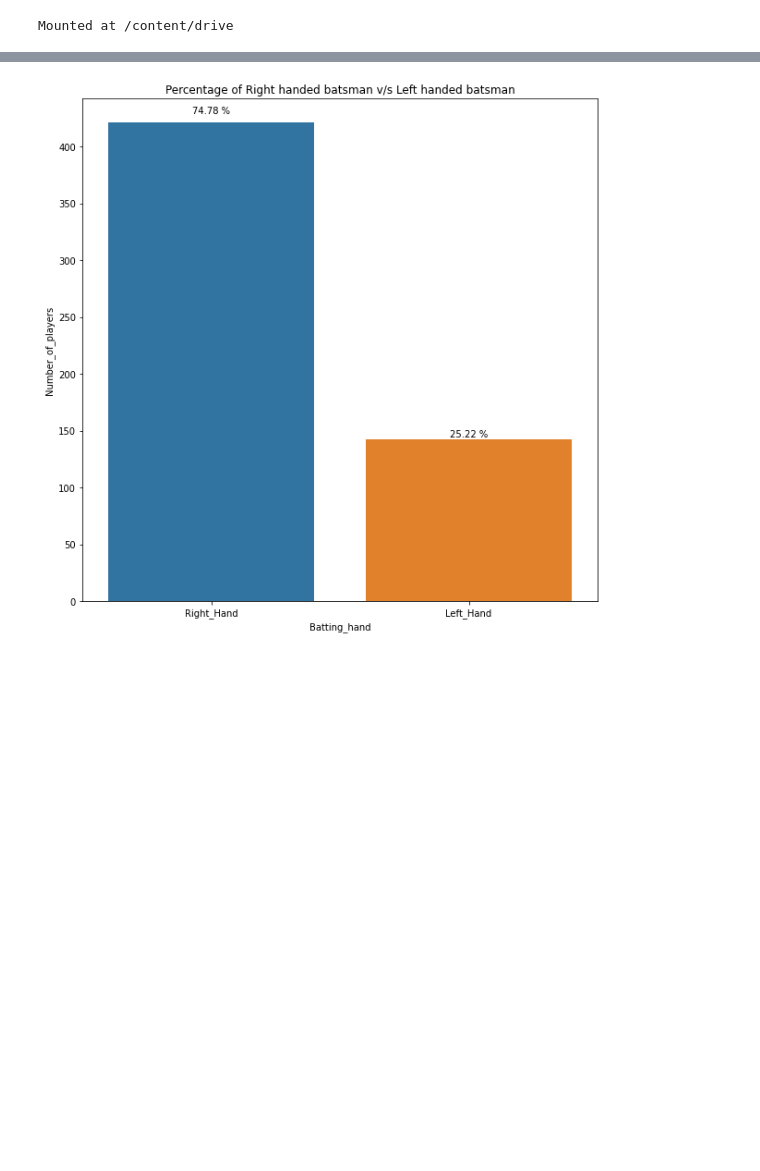
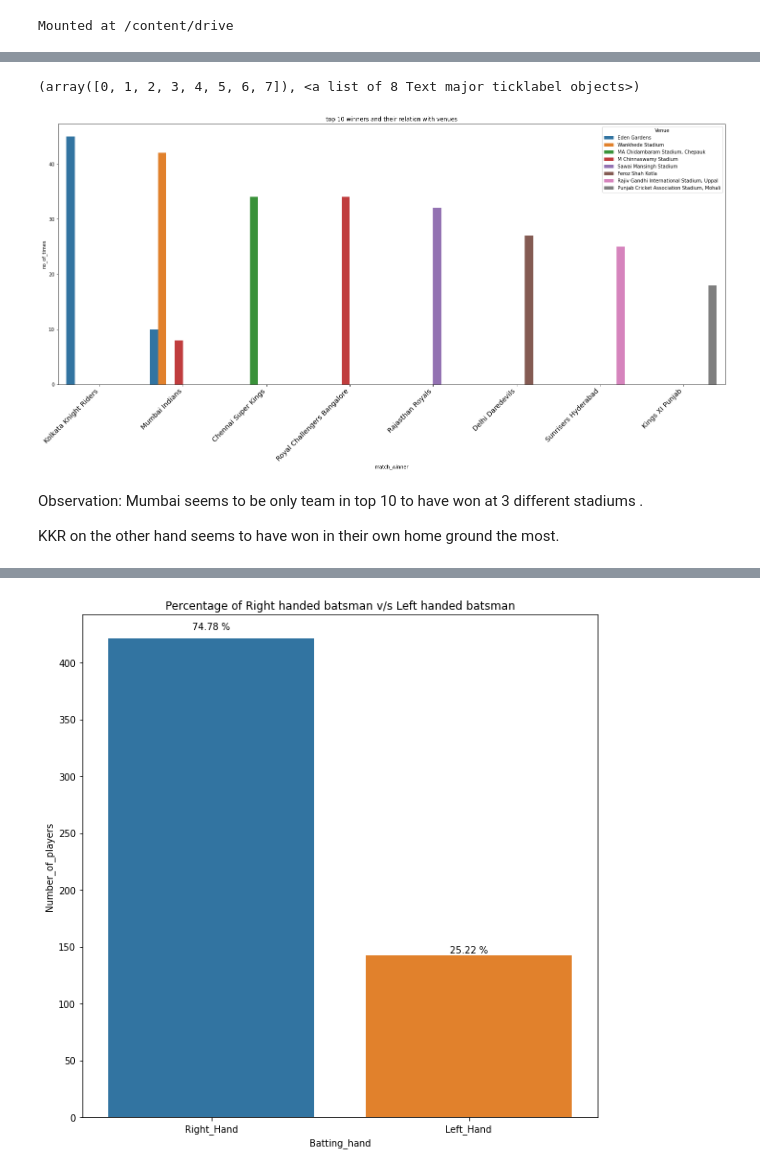
Before and after one commit to Abhijit-Bhat/Data-analysis-using-python, a Jupyter notebook: Copy_of_IPL_T20_Cricket_Analysis_Capstone_Project.ipynb, the cells around one changed output, grey strips where cells are left out. Cells and saved outputs as stored; diff of their text form; code cells hidden in the pictures; blank space fills up the shorter version.

```diff
--- a/Copy_of_IPL_T20_Cricket_Analysis_Capstone_Project.ipynb
+++ b/Copy_of_IPL_T20_Cricket_Analysis_Capstone_Project.ipynb
@@ -86,0 +245,3 @@ Hand_of_players
+# %%
+venue_winner_df = matches_df[['venue','winner']]
+venue_winner_df
@@ -86,0 +262,7 @@ Hand_of_players
+# %%
+# creating a data frame that has counts of countries and players
+venue_and_win = pd.DataFrame(venue_winner_df.value_counts()) # taking values and converting to df
+venue_and_win = venue_and_win.reset_index() # resetting the index
+venue_and_win.columns = ['Venue', 'match_winner','no_of_times'] # renaming columns
+top_ten_city_winner = venue_and_win.head(10)
+top_ten_city_winner
@@ -86,0 +281,15 @@ Hand_of_players
+# %%
+plt.figure(figsize=(25,10)) # setting size of plot
+plt.title('top 10 winners and their relation with venues')
+ax = sns.barplot(x="match_winner", y='no_of_times',hue="Venue", data = top_ten_city_winner)
+plt.xticks(rotation=45,
+    horizontalalignment='right',
+    fontweight='light',
+    fontsize='x-large' )
+# %% [output]
+(array([0, 1, 2, 3, 4, 5, 6, 7]), <a list of 8 Text major ticklabel objects>)
+[figure, added]
+# %% [markdown]
+Observation: Mumbai seems to be only team in top 10 to have won at 3 different stadiums .
+
+KKR on the other hand seems to  have won in their own home ground the most.
```
Also changed, not shown: parts of 240 cells of this notebook.
